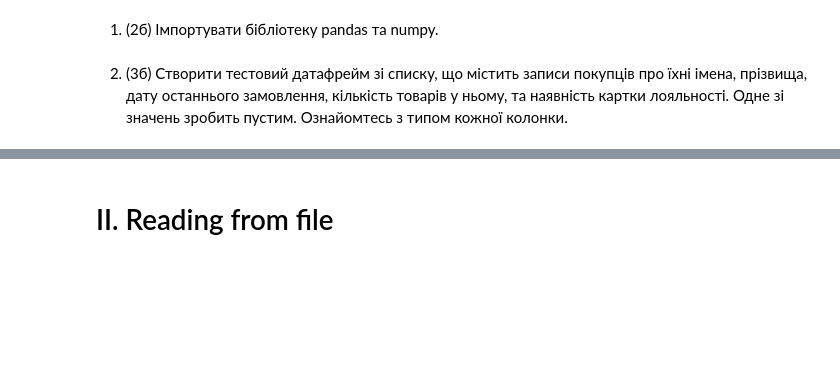
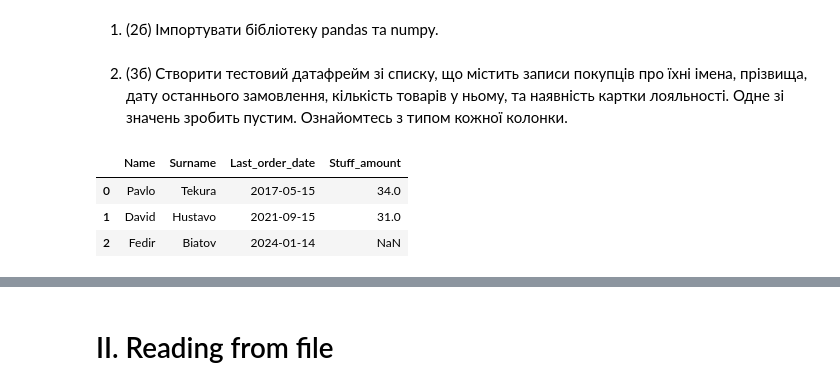
Before and after one commit to MaFiN1337/python-for-big-data-and-data-science, a Jupyter notebook: python_practice_9_2025.ipynb, the cells around one changed output, grey strips where cells are left out. Drawn from its saved outputs; the diff is of its cells as text; code cells hidden in the pictures; blank space fills up the shorter version.

```diff
--- a/python_practice_9_2025.ipynb
+++ b/python_practice_9_2025.ipynb
@@ -9,3 +9,13 @@ import numpy as np
 import pandas as pd
 # %% [markdown]
 2. (3б) Створити тестовий датафрейм зі списку, що містить записи покупців про їхні імена, прізвища, дату останнього замовлення, кількість товарів у ньому, та наявність картки лояльності. Одне зі значень зробить пустим. Ознайомтесь з типом кожної колонки.
+# %%
+test_df = pd.DataFrame([["Pavlo", "Tekura", pd.Timestamp("20170515"), 34]
+                        ,["David", "Hustavo", pd.Timestamp("20210915"), 31]
+                        ,["Fedir", "Biatov", pd.Timestamp("20240114"), np.nan]], columns=["Name", "Surname", "Last_order_date", "Stuff_amount"])
+test_df
+# %% [output]
+|  | Name | Surname | Last_order_date | Stuff_amount |
+| 0 | Pavlo | Tekura | 2017-05-15 | 34.0 |
+| 1 | David | Hustavo | 2021-09-15 | 31.0 |
+| 2 | Fedir | Biatov | 2024-01-14 | NaN |
```
Also changed, not shown: parts of 1 cell of this notebook.
